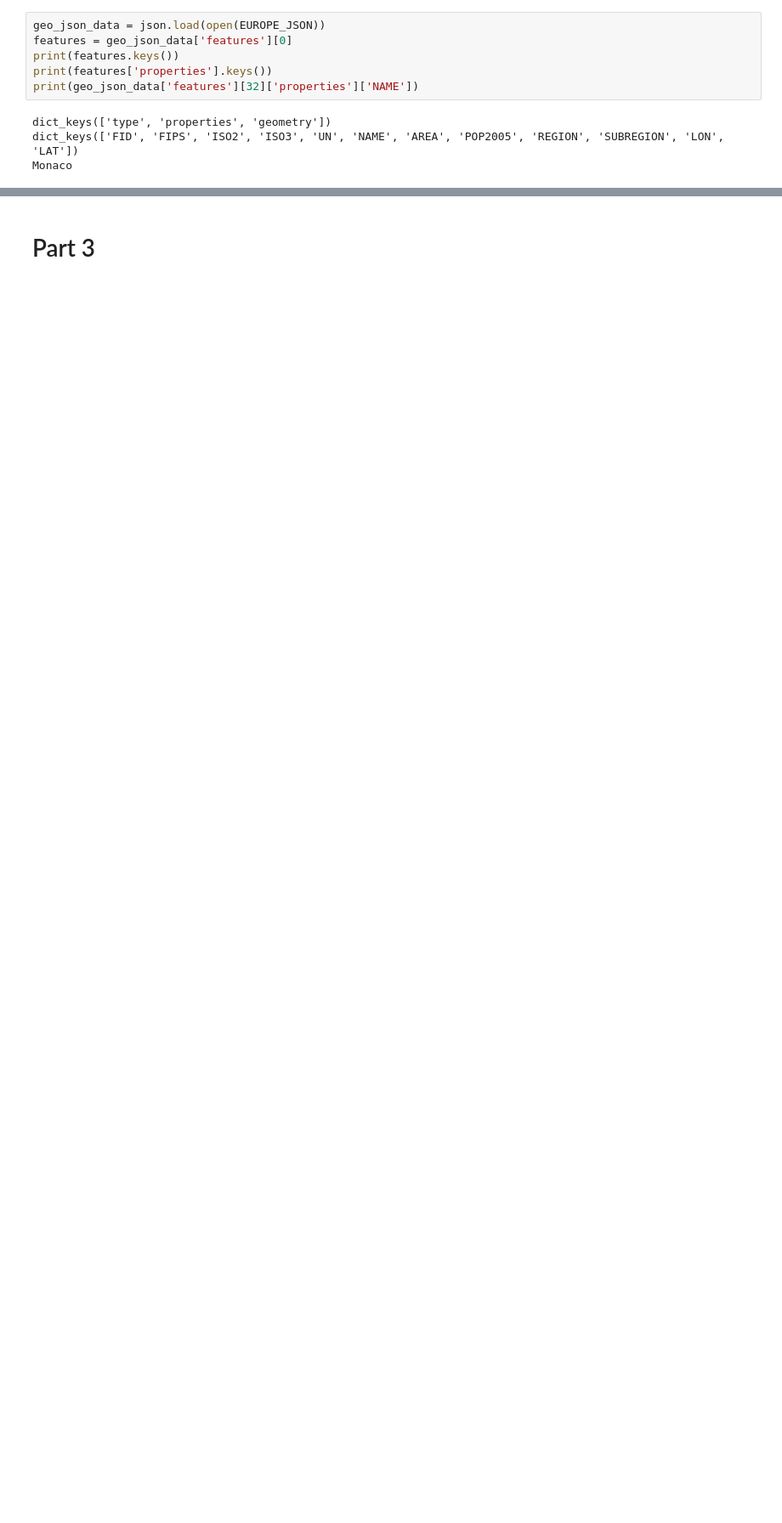
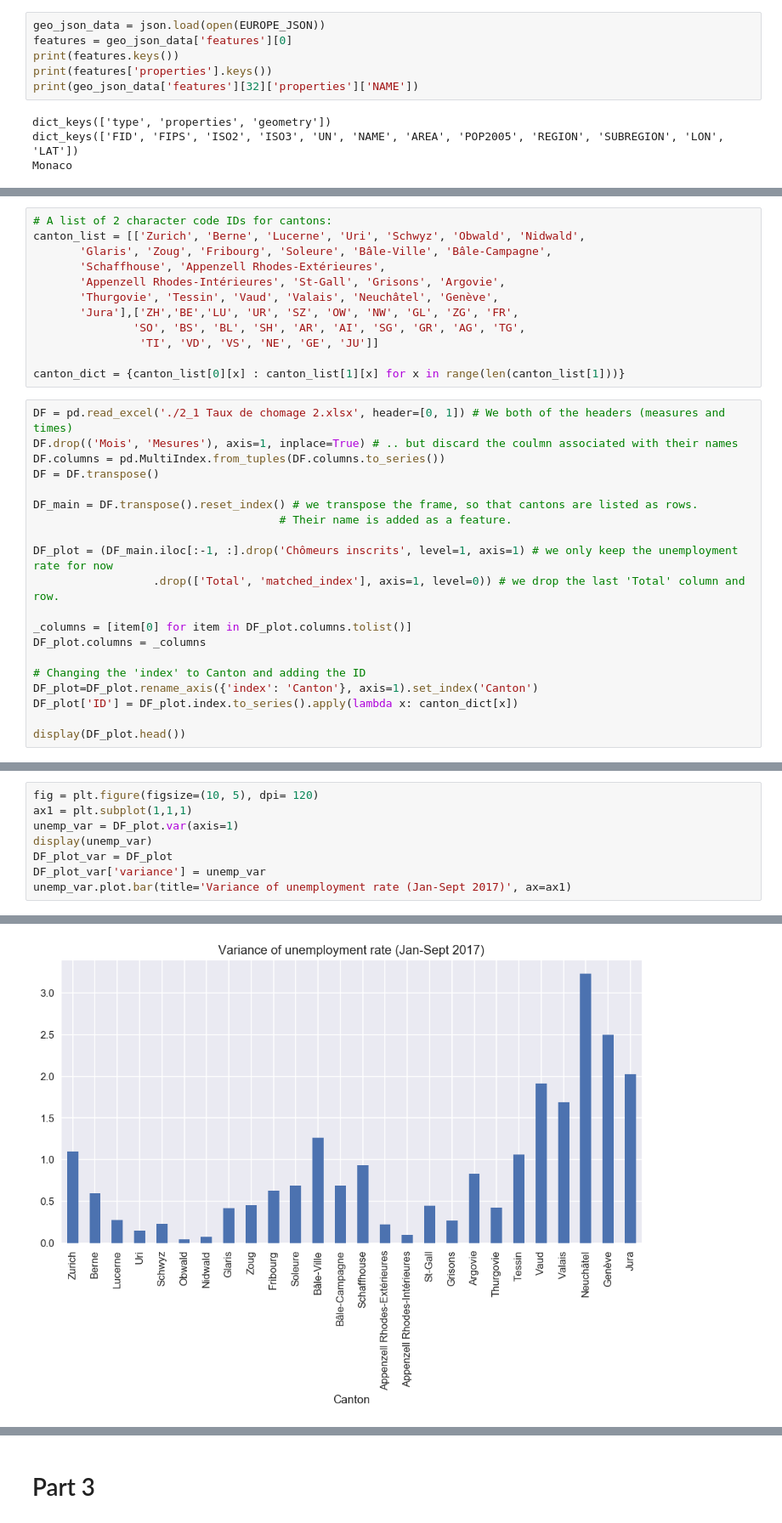
Before and after one commit to m-yaghini/ada17, a Jupyter notebook: 03 - Interactive Viz/Homework 3.ipynb, the cells around one changed output, grey strips where cells are left out. Shown at 85% size. Cells and saved outputs as stored; diff of their text form; blank space fills up the shorter version.

```diff
--- a/03 - Interactive Viz/Homework 3.ipynb
+++ b/03 - Interactive Viz/Homework 3.ipynb
@@ -137,0 +150,32 @@ IFrame(src='UnemploymentEurope.html', width=860, height=450)
+# %%
+# A list of 2 character code IDs for cantons:
+canton_list = [['Zurich', 'Berne', 'Lucerne', 'Uri', 'Schwyz', 'Obwald', 'Nidwald',
+       'Glaris', 'Zoug', 'Fribourg', 'Soleure', 'Bâle-Ville', 'Bâle-Campagne',
+       'Schaffhouse', 'Appenzell Rhodes-Extérieures',
+       'Appenzell Rhodes-Intérieures', 'St-Gall', 'Grisons', 'Argovie',
+       'Thurgovie', 'Tessin', 'Vaud', 'Valais', 'Neuchâtel', 'Genève',
+       'Jura'],['ZH','BE','LU', 'UR', 'SZ', 'OW', 'NW', 'GL', 'ZG', 'FR',
+               'SO', 'BS', 'BL', 'SH', 'AR', 'AI', 'SG', 'GR', 'AG', 'TG',
+                'TI', 'VD', 'VS', 'NE', 'GE', 'JU']]
+
+canton_dict = {canton_list[0][x] : canton_list[1][x] for x in range(len(canton_list[1]))}
+# %%
+DF = pd.read_excel('./2_1 Taux de chomage 2.xlsx', header=[0, 1]) # We both of the headers (measures and times)
+DF.drop(('Mois', 'Mesures'), axis=1, inplace=True) # .. but discard the coulmn associated with their names
+DF.columns = pd.MultiIndex.from_tuples(DF.columns.to_series())
+DF = DF.transpose()
+
+DF_main = DF.transpose().reset_index() # we transpose the frame, so that cantons are listed as rows.
+                                     # Their name is added as a feature.
+
+DF_plot = (DF_main.iloc[:-1, :].drop('Chômeurs inscrits', level=1, axis=1) # we only keep the unemployment rate for now
+                  .drop(['Total', 'matched_index'], axis=1, level=0)) # we drop the last 'Total' column and row.
+
+_columns = [item[0] for item in DF_plot.columns.tolist()]
+DF_plot.columns = _columns
+
+# Changing the 'index' to Canton and adding the ID
+DF_plot=DF_plot.rename_axis({'index': 'Canton'}, axis=1).set_index('Canton')
+DF_plot['ID'] = DF_plot.index.to_series().apply(lambda x: canton_dict[x])
+
+display(DF_plot.head())
@@ -137,0 +262,9 @@ IFrame(src='UnemploymentEurope.html', width=860, height=450)
+# %%
+fig = plt.figure(figsize=(10, 5), dpi= 120)
+ax1 = plt.subplot(1,1,1)
+unemp_var = DF_plot.var(axis=1)
+display(unemp_var)
+DF_plot_var = DF_plot
+DF_plot_var['variance'] = unemp_var
+unemp_var.plot.bar(title='Variance of unemployment rate (Jan-Sept 2017)', ax=ax1)
+# %% [output]
@@ -137,0 +289 @@ IFrame(src='UnemploymentEurope.html', width=860, height=450)
+[figure, added]
```
Also changed, not shown: parts of 53 cells of this notebook, 11 other files.
